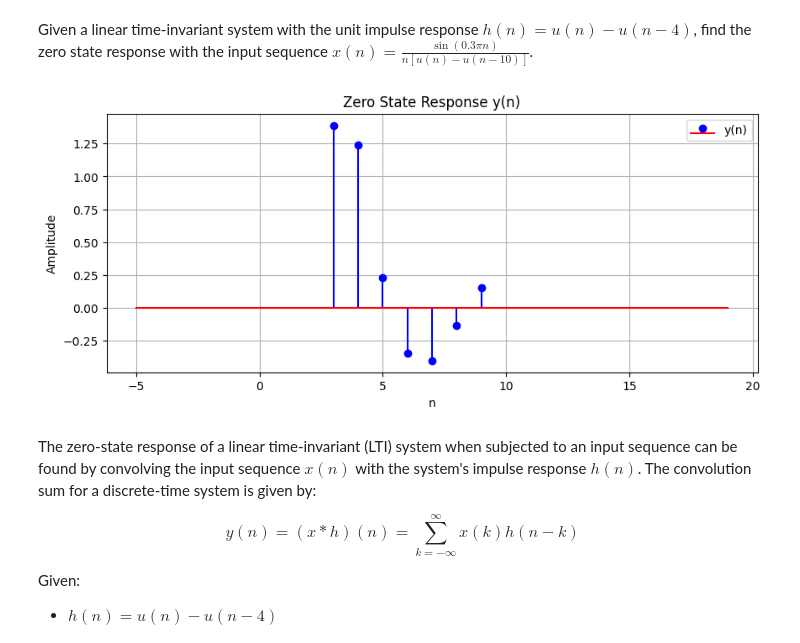
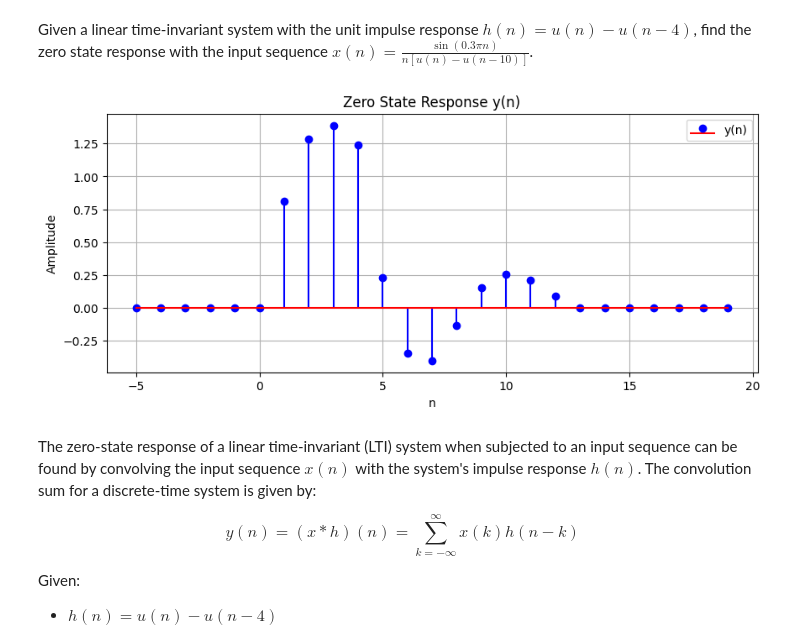
Before and after one commit to Phillweston/Digital-Signal-Processing-Code, a Jupyter notebook: question1.ipynb, the cells around one changed output. Cells and saved outputs as stored; diff of their text form; code cells hidden in the pictures.

```diff
--- a/question1.ipynb
+++ b/question1.ipynb
@@ -85,38 +85,42 @@ def u(n):
 
 # Define the impulse response h(n)
 def h(n):
     return u(n) - u(n - 4)
 
 # Define the input sequence x(n)
 def x(n):
-    # Handle division by zero for n = 0
-    if n == 0:
+    # Updated condition to handle division by zero more robustly
+    denominator = n * (u(n) - u(n - 10))
+    if denominator == 0:
         return 0
     else:
-        return np.sin(0.3 * np.pi * n) / (n * (u(n) - u(n - 10)))
+        return np.sin(0.3 * np.pi * n) / denominator
 
 # Convolution of x(n) and h(n)
 def y(n):
     result = 0
     for k in range(4):  # Since h(n) is nonzero only for n = 0 to 3
-        result += x(n - k)
+        temp = x(n - k)
+        # Check if temp is NaN before adding
+        if not np.isnan(temp):
+            result += temp
     return result
 
 # Generate sequences for plotting
 n_values = np.arange(-5, 20)  # Adjust range to see the full effect
 y_values = [y(n) for n in n_values]
 
 # Plotting the result
 plt.figure(figsize=(10, 4))
 plt.stem(n_values, y_values, linefmt='b-', markerfmt='bo', basefmt='r-', label='y(n)')
 plt.title('Zero State Response y(n)')
 plt.xlabel('n')
 plt.ylabel('Amplitude')
 plt.legend()
 plt.grid(True)
 plt.show()
 # %% [output]
-[figure, old version]
+[figure, new version]
 # %% [markdown]
 The zero-state response of a linear time-invariant (LTI) system when subjected to an input sequence can be found by convolving the input sequence $x(n)$ with the system's impulse response $h(n)$. The convolution sum for a discrete-time system is given by:
 
```
Also changed, not shown: 2 other files.
